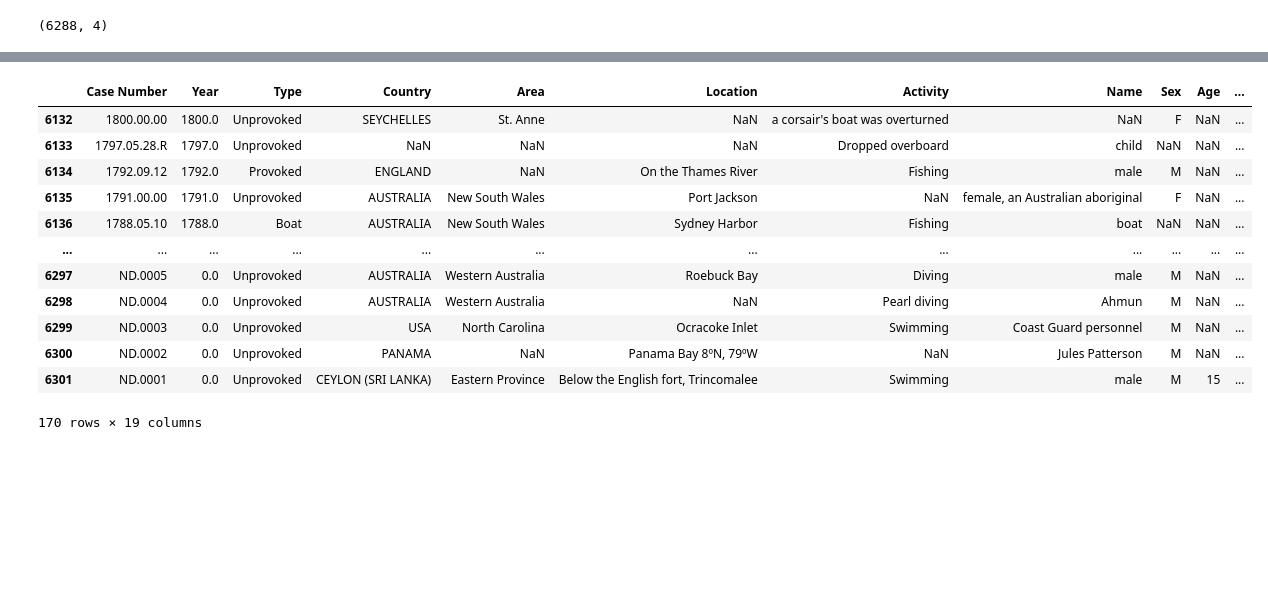
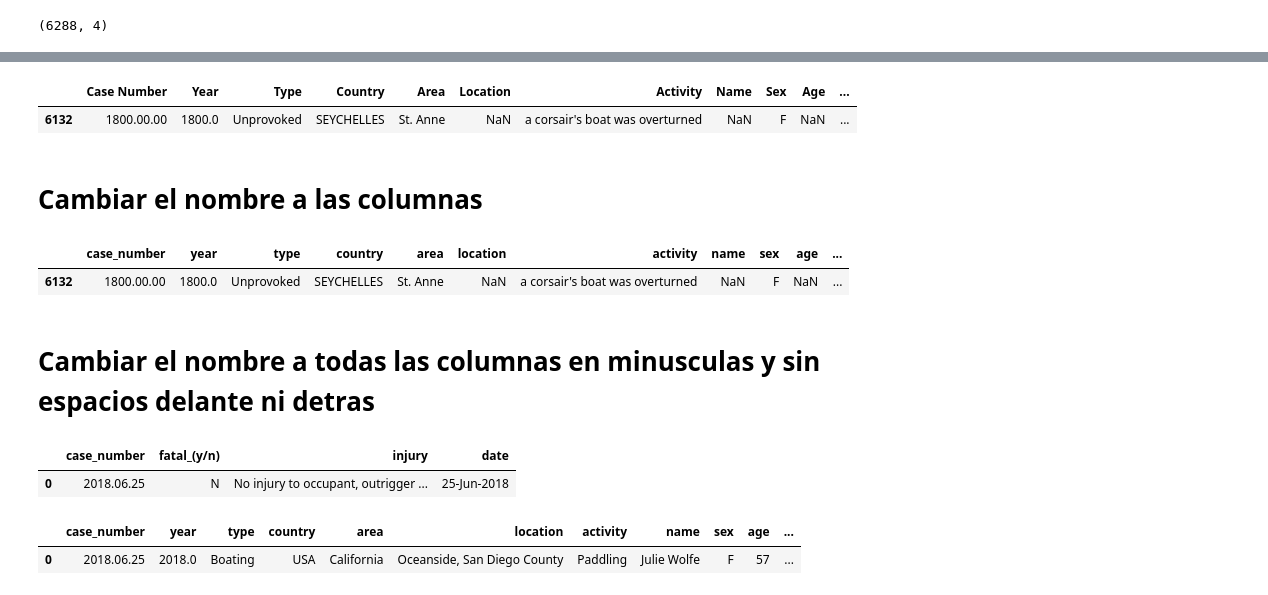
Before and after one commit to Adalab/DA-promoC-modulo-02-Marina-Lourdes-Ana, a Jupyter notebook: Pandas/05-pandas_5.ipynb, the cells around one changed output, grey strips where cells are left out. Drawn from its saved outputs; the diff is of its cells as text; code cells hidden in the pictures; blank space fills up the shorter version.

```diff
--- a/Pandas/05-pandas_5.ipynb
+++ b/Pandas/05-pandas_5.ipynb
@@ -169,18 +148,9 @@ df_tiburones33
 # %%
 df_tibuhistorico33 = df_tibuhistorico.drop(["Unnamed: 22", "Unnamed: 23"], axis = 1)
-df_tibuhistorico33
+df_tibuhistorico33.head(1)
 # %% [output]
 |  | Case Number | Year | Type | Country | Area | Location | Activity | Name | Sex | Age | ... |
 | 6132 | 1800.00.00 | 1800.0 | Unprovoked | SEYCHELLES | St. Anne | NaN | a corsair's boat was overturned | NaN | F | NaN | ... |
-| 6133 | 1797.05.28.R | 1797.0 | Unprovoked | NaN | NaN | NaN | Dropped overboard | child | NaN | NaN | ... |
-| 6134 | 1792.09.12 | 1792.0 | Provoked | ENGLAND | NaN | On the Thames River | Fishing | male | M | NaN | ... |
-| 6135 | 1791.00.00 | 1791.0 | Unprovoked | AUSTRALIA | New South Wales | Port Jackson | NaN | female, an Australian aboriginal | F | NaN | ... |
-| 6136 | 1788.05.10 | 1788.0 | Boat | AUSTRALIA | New South Wales | Sydney Harbor | Fishing | boat | NaN | NaN | ... |
-| ... | ... | ... | ... | ... | ... | ... | ... | ... | ... | ... | ... |
-| 6297 | ND.0005 | 0.0 | Unprovoked | AUSTRALIA | Western Australia | Roebuck Bay | Diving | male | M | NaN | ... |
-| 6298 | ND.0004 | 0.0 | Unprovoked | AUSTRALIA | Western Australia | NaN | Pearl diving | Ahmun | M | NaN | ... |
-| 6299 | ND.0003 | 0.0 | Unprovoked | USA | North Carolina | Ocracoke Inlet | Swimming | Coast Guard personnel | M | NaN | ... |
-| 6300 | ND.0002 | 0.0 | Unprovoked | PANAMA | NaN | Panama Bay 8ºN, 79ºW | NaN | Jules Patterson | M | NaN | ... |
-| 6301 | ND.0001 | 0.0 | Unprovoked | CEYLON (SRI LANKA) | Eastern Province | Below the English fort, Trincomalee | Swimming | male | M | 15 | ... |
-170 rows × 19 columns
+# %% [markdown]
+# Cambiar el nombre a las columnas
 # %%
@@ -188,2 +159,9 @@ lista_columnas_historico = {col: col.strip().replace(" ", "_").upper() for col i
+# %%
+df_tibuhistorico33.head(1)
+# %% [output]
+|  | case_number | year | type | country | area | location | activity | name | sex | age | ... |
+| 6132 | 1800.00.00 | 1800.0 | Unprovoked | SEYCHELLES | St. Anne | NaN | a corsair's boat was overturned | NaN | F | NaN | ... |
+# %% [markdown]
+# Cambiar el nombre a todas las columnas en minusculas y sin espacios delante ni detras
 # %%
 
@@ -190,0 +170,5 @@ lista_columnas_adicional = [col.strip().replace(" ", "_").upper() for col in df_
+# %%
+df_tibuadicional.head(1)
+# %% [output]
+|  | case_number | fatal_(y/n) | injury | date |
+| 0 | 2018.06.25 | N | No injury to occupant, outrigger ... | 25-Jun-2018 |
@@ -190,0 +178,5 @@ lista_columnas_adicional = [col.strip().replace(" ", "_").upper() for col in df_
+# %%
+df_tiburones33.head(1)
+# %% [output]
+|  | case_number | year | type | country | area | location | activity | name | sex | age | ... |
+| 0 | 2018.06.25 | 2018.0 | Boating | USA | California | Oceanside, San Diego County | Paddling | Julie Wolfe | F | 57 | ... |
```
Also changed, not shown: parts of 29 cells of this notebook.
